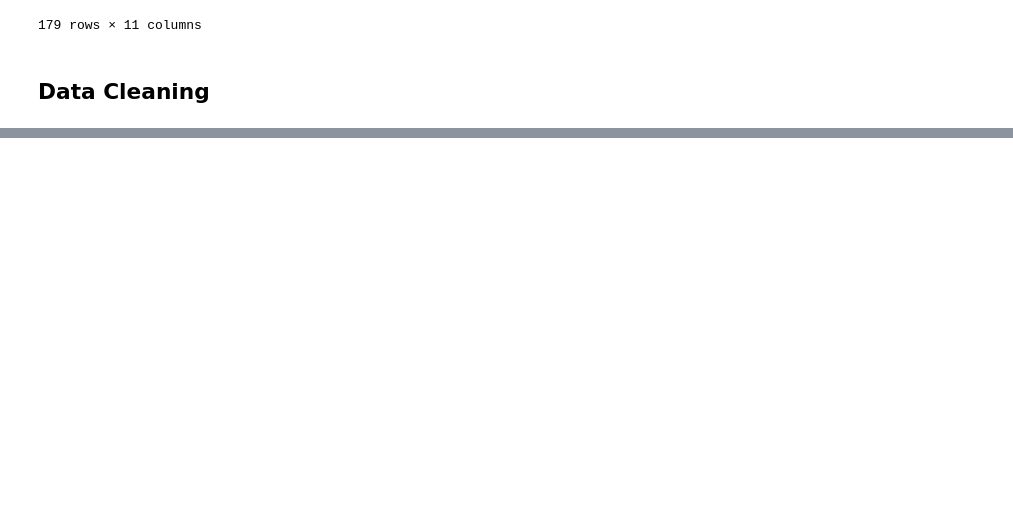
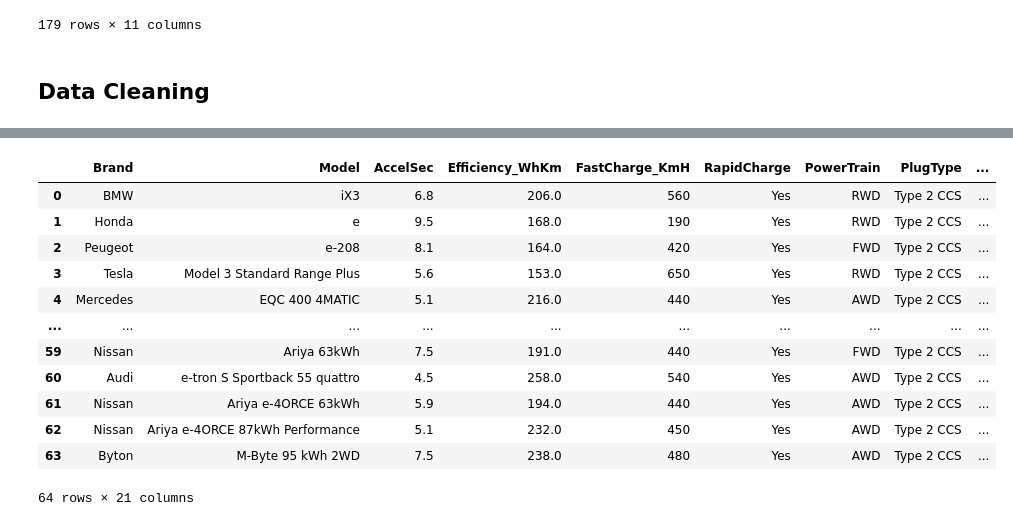
Before and after one commit to SimplyKP22/EV-ETL-Project-2, a Jupyter notebook: EV_ETL_Working.ipynb, the cells around one changed output, grey strips where cells are left out. Drawn from its saved outputs; the diff is of its cells as text; code cells hidden in the pictures; blank space fills up the shorter version.

```diff
--- a/EV_ETL_Working.ipynb
+++ b/EV_ETL_Working.ipynb
@@ -69,0 +150,2 @@ perf_df.drop(columns=['Name'])
+# %%
+merge_df = merge_df.dropna()
@@ -69,0 +172,2 @@ perf_df.drop(columns=['Name'])
+# %%
+merge_df.drop(['Drive','TopSpeed_KmH','Range_Km','PriceEuro'], axis=1, inplace=True)
@@ -69,0 +199,16 @@ perf_df.drop(columns=['Name'])
+# %%
+merge_df.reset_index(drop=True)
+# %% [output]
+|  | Brand | Model | AccelSec | Efficiency_WhKm | FastCharge_KmH | RapidCharge | PowerTrain | PlugType | ... |
+| 0 | BMW | iX3 | 6.8 | 206.0 | 560 | Yes | RWD | Type 2 CCS | ... |
+| 1 | Honda | e | 9.5 | 168.0 | 190 | Yes | RWD | Type 2 CCS | ... |
+| 2 | Peugeot | e-208 | 8.1 | 164.0 | 420 | Yes | FWD | Type 2 CCS | ... |
+| 3 | Tesla | Model 3 Standard Range Plus | 5.6 | 153.0 | 650 | Yes | RWD | Type 2 CCS | ... |
+| 4 | Mercedes | EQC 400 4MATIC | 5.1 | 216.0 | 440 | Yes | AWD | Type 2 CCS | ... |
+| ... | ... | ... | ... | ... | ... | ... | ... | ... | ... |
+| 59 | Nissan | Ariya 63kWh | 7.5 | 191.0 | 440 | Yes | FWD | Type 2 CCS | ... |
+| 60 | Audi | e-tron S Sportback 55 quattro | 4.5 | 258.0 | 540 | Yes | AWD | Type 2 CCS | ... |
+| 61 | Nissan | Ariya e-4ORCE 63kWh | 5.9 | 194.0 | 440 | Yes | AWD | Type 2 CCS | ... |
+| 62 | Nissan | Ariya e-4ORCE 87kWh Performance | 5.1 | 232.0 | 450 | Yes | AWD | Type 2 CCS | ... |
+| 63 | Byton | M-Byte 95 kWh 2WD | 7.5 | 238.0 | 480 | Yes | AWD | Type 2 CCS | ... |
+64 rows × 21 columns
```
Also changed, not shown: parts of 18 cells of this notebook, 3 other files.
